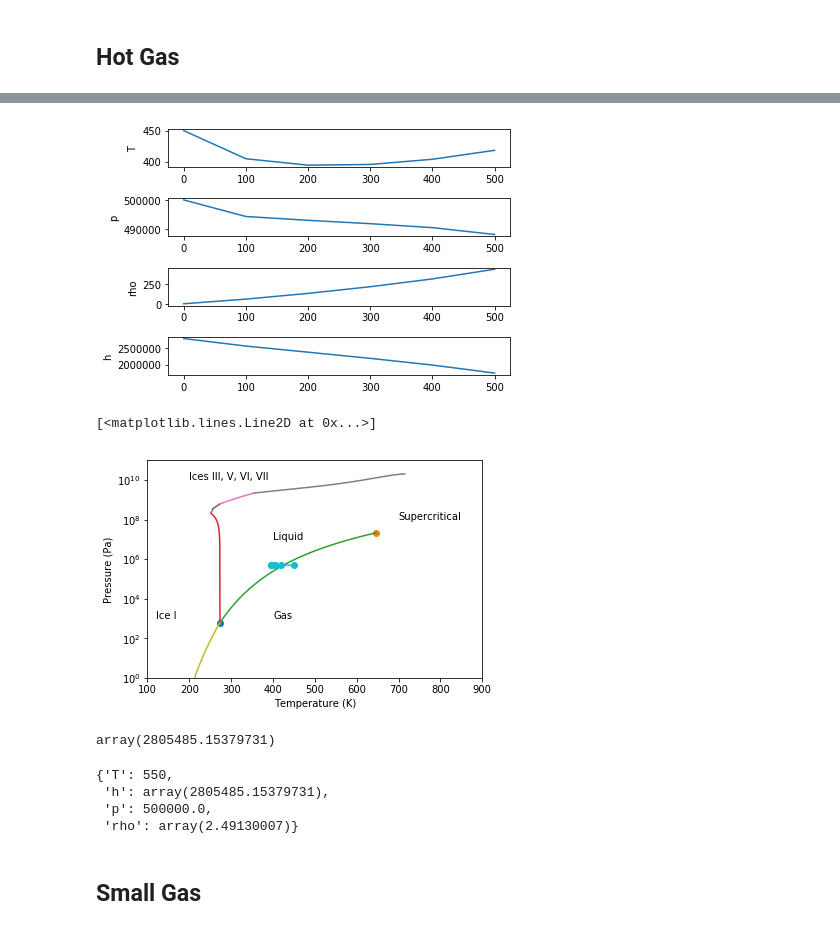
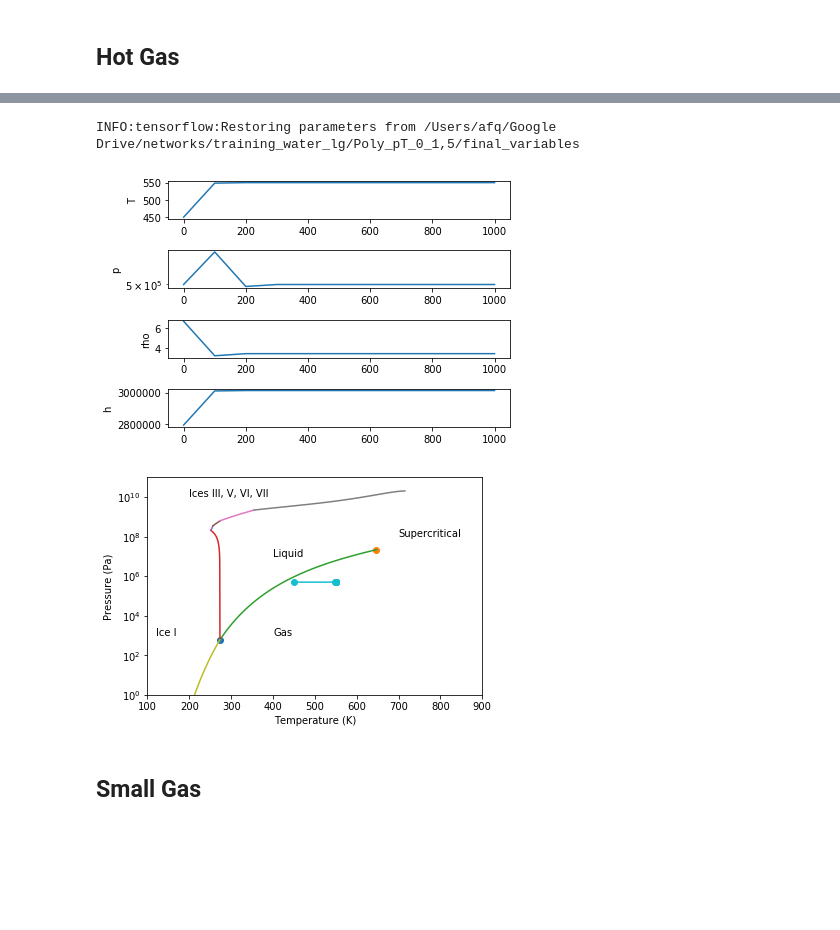
Before and after one commit to afqueiruga/LatentPrimaries, a Jupyter notebook: 9_debugging_one_run.ipynb, the cells around one changed output, grey strips where cells are left out. Drawn from its saved outputs; the diff is of its cells as text; code cells hidden in the pictures; blank space fills up the shorter version.

```diff
--- a/9_debugging_one_run.ipynb
+++ b/9_debugging_one_run.ipynb
@@ -2,18 +2,28 @@
 from matplotlib import pylab as plt
 import numpy as np
 %matplotlib inline
-import iapws97
+from equations_of_state import iapws97
 from equations_of_state.iapws_boundaries import plot_boundaries
 
 def plot_all_vs_t(ts):
     for i,var in enumerate(['T','p','rho','h']):
         plt.subplot(4,1,i+1)
-        plt.plot(ts[:,0],ts[:,3+i])
+        if i!=1:
+            plt.plot(ts[:,0],ts[:,3+i])
+        else:
+            plt.semilogy(ts[:,0],ts[:,3+i])
         plt.ylabel(var)
     plt.tight_layout()
     plt.show()
 # %%
 import batch_test_latent_sim as bt
+# %%
+def curry_run(net,eos='water_lg',prob='Transition_L2G'):
+    ts_l2g,ls_l2g = bt.run_one_simulation(eos,net,
+                      prob,verbose=False)
+    plot_all_vs_t(ts_l2g)
+    plot_boundaries()
+    plt.semilogy(ts_l2g[:,3],ts_l2g[:,4],'-o')
 # %% [markdown]
 ## Linear Liquid
 # %%
@@ -81,25 +67,9 @@ Failed to converge at t= 600.0  |Dq| was  4.162997190794944  after  499  iterati
-# %%
-plot_all_vs_t(ts)
-# %% [output]
-[figure, removed]
-# %%
-plot_boundaries()
-plt.semilogy(ts[:,3],ts[:,4],'-o')
-# %% [output]
-[<matplotlib.lines.Line2D at 0x...>]
-[figure, removed]
-# %%
-iapws97.density_region2(450,5e5)
-iapws97.enthalpy_region2(450,5e5)
-# %% [output]
-array(2805485.15379731)
-# %%
-bt.Hot_Gas.answer
-# %% [output]
-{'T': 550,
- 'h': array(2805485.15379731),
- 'p': 500000.0,
- 'rho': array(2.49130007)}
+# %%
+curry_run('Poly_pT_0_1,5',prob='Hot_Gas')
+# %% [output]
+INFO:tensorflow:Restoring parameters from /Users/afq/Google Drive/networks/training_water_lg/Poly_pT_0_1,5/final_variables
+[figure, added]
+[figure, added]
 # %% [markdown]
 ## Small Gas
 # %%
```
Also changed, not shown: parts of 16 cells of this notebook, 1 other file.
